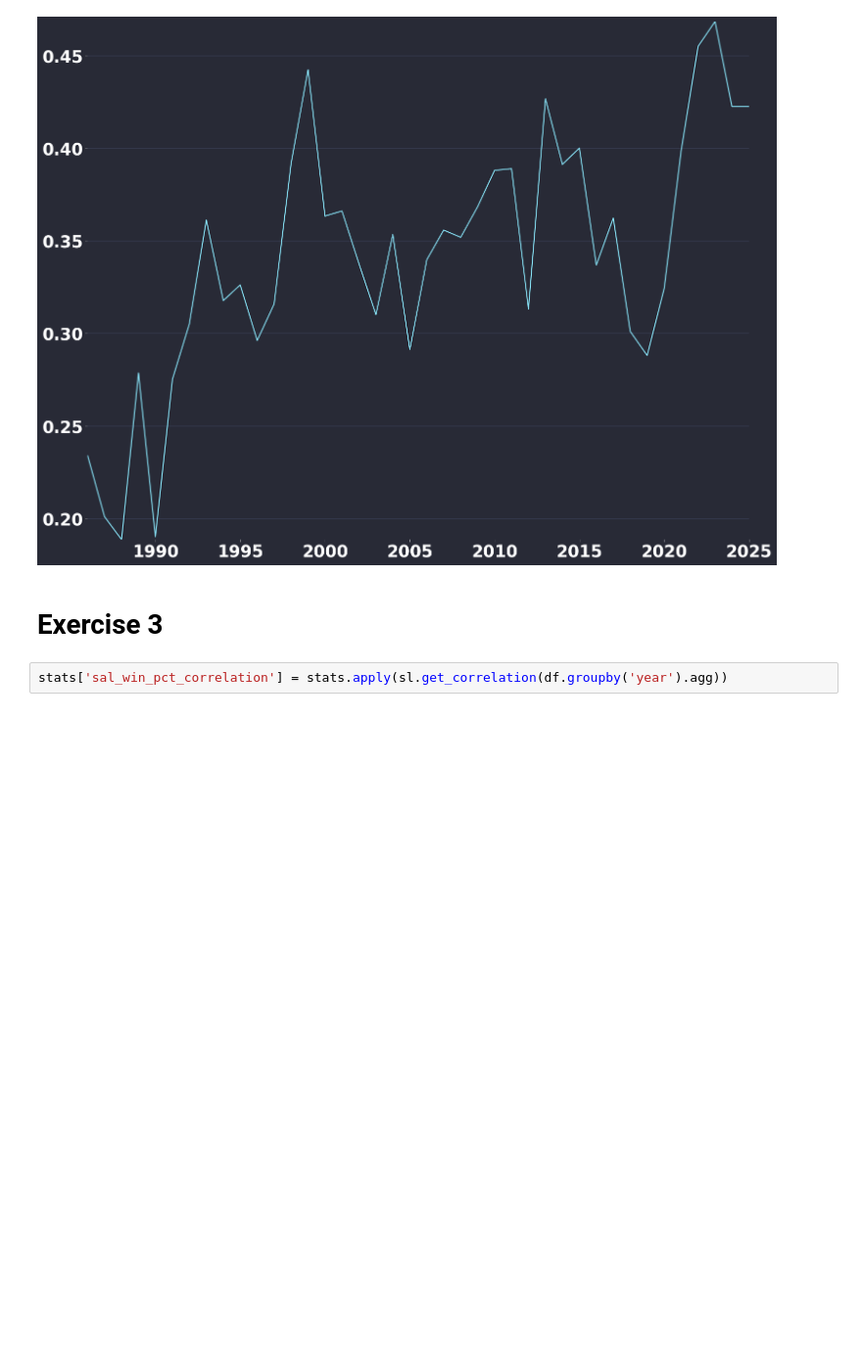
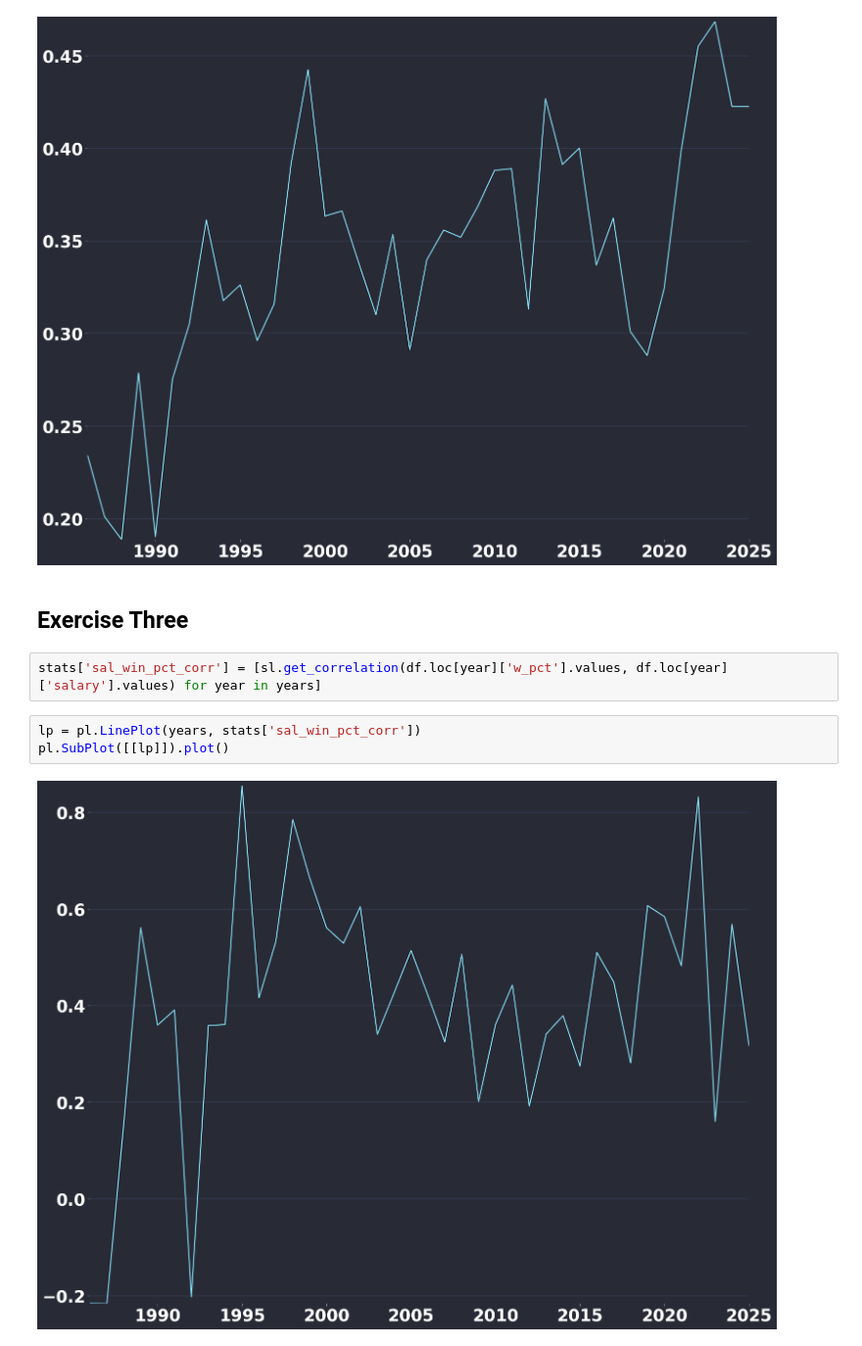
Before and after one commit to Charles-Roush/money-and-sports, a Jupyter notebook: analysis.ipynb, the cells around one changed output. Shown at 98% size. Drawn from its saved outputs; the diff is of its cells as text; blank space fills up the shorter version.

Commit message:
finished exercise 3

```diff
--- a/analysis.ipynb
+++ b/analysis.ipynb
@@ -40,6 +40,11 @@ sp = pl.SubPlot([[salary_to_mean_plot]]).plot()
 # %% [output]
 [figure]
 # %% [markdown]
-# Exercise 3
+## Exercise Three
 # %%
-stats['sal_win_pct_correlation'] = stats.apply(sl.get_correlation(df.groupby('year').agg))
+stats['sal_win_pct_corr'] = [sl.get_correlation(df.loc[year]['w_pct'].values, df.loc[year]['salary'].values) for year in years]
+# %%
+lp = pl.LinePlot(years, stats['sal_win_pct_corr'])
+pl.SubPlot([[lp]]).plot()
+# %% [output]
+[figure, added]
```
Also changed, not shown: parts of 4 cells of this notebook.
